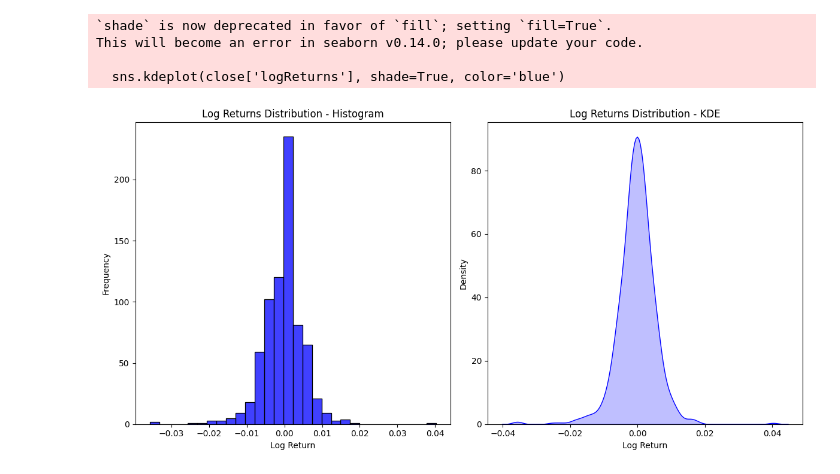
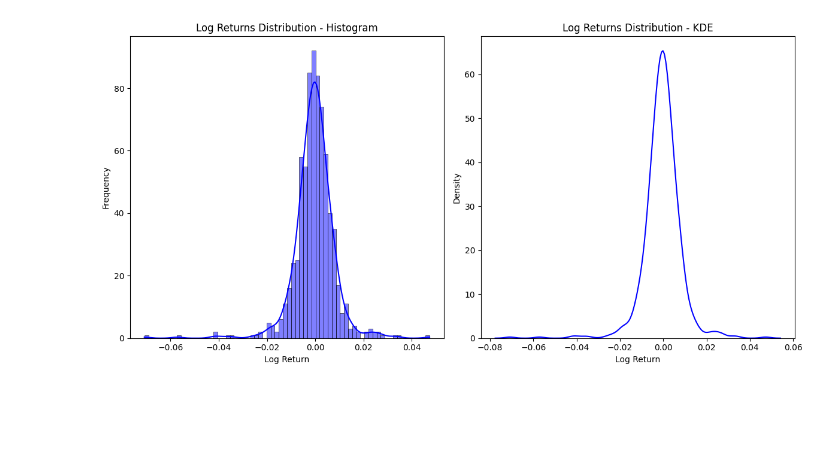
Before and after one commit to AntonyShaps/global_models_thesis, a Jupyter notebook: data_preprocessing.ipynb, the cells around one changed output. Saved outputs shown, nothing was run; the diff lists cells and outputs as text; code cells hidden in the pictures; blank space fills up the shorter version.

```diff
--- a/data_preprocessing.ipynb
+++ b/data_preprocessing.ipynb
@@ -1,40 +1,37 @@
 # %%
 import pandas as pd
 
-path = "/home/anton/repos/global_models_thesis/data/spot/monthly/klines/AAVEUSDT/1h/AAVEUSDT-1h-2022-12.csv"
+path = "/home/anton/repos/global_models_thesis/data/spot/monthly/klines/BTCUSDT/1h/BTCUSDT-1h-2022-12.csv"
 
 df = pd.read_csv(path, names=["openTime","open","high","low","close","volume","closeTime","quoteAssetVolume","numberOfTrades","takerBuyBaseAssetVolume","takerBuyQuoteAssetVolume","ignore"])
 
 close =pd.DataFrame(df["close"])
 
 import numpy as np
 
 close["logReturns"] = np.log(close/close.shift(1))
+close=close.iloc[1:]
 
 import matplotlib.pyplot as plt
 import seaborn as sns
 
 plt.figure(figsize=(12, 6))
 
 # Histogram
 plt.subplot(1, 2, 1)
-sns.histplot(close['logReturns'], bins=30, kde=False, color='blue')
+sns.histplot(close['logReturns'], kde=True, color='blue')
 plt.title('Log Returns Distribution - Histogram')
 plt.xlabel('Log Return')
 plt.ylabel('Frequency')
 
 # KDE
 plt.subplot(1, 2, 2)
-sns.kdeplot(close['logReturns'], shade=True, color='blue')
+sns.kdeplot(close['logReturns'], color='blue')
 plt.title('Log Returns Distribution - KDE')
 plt.xlabel('Log Return')
 plt.ylabel('Density')
 
 plt.tight_layout()
 plt.show()
 # %% [output]
-`shade` is now deprecated in favor of `fill`; setting `fill=True`.
-This will become an error in seaborn v0.14.0; please update your code.
-
-  sns.kdeplot(close['logReturns'], shade=True, color='blue')
-[figure, old version]
+[figure, new version]
```
Also changed, not shown: parts of 5 cells of this notebook.
